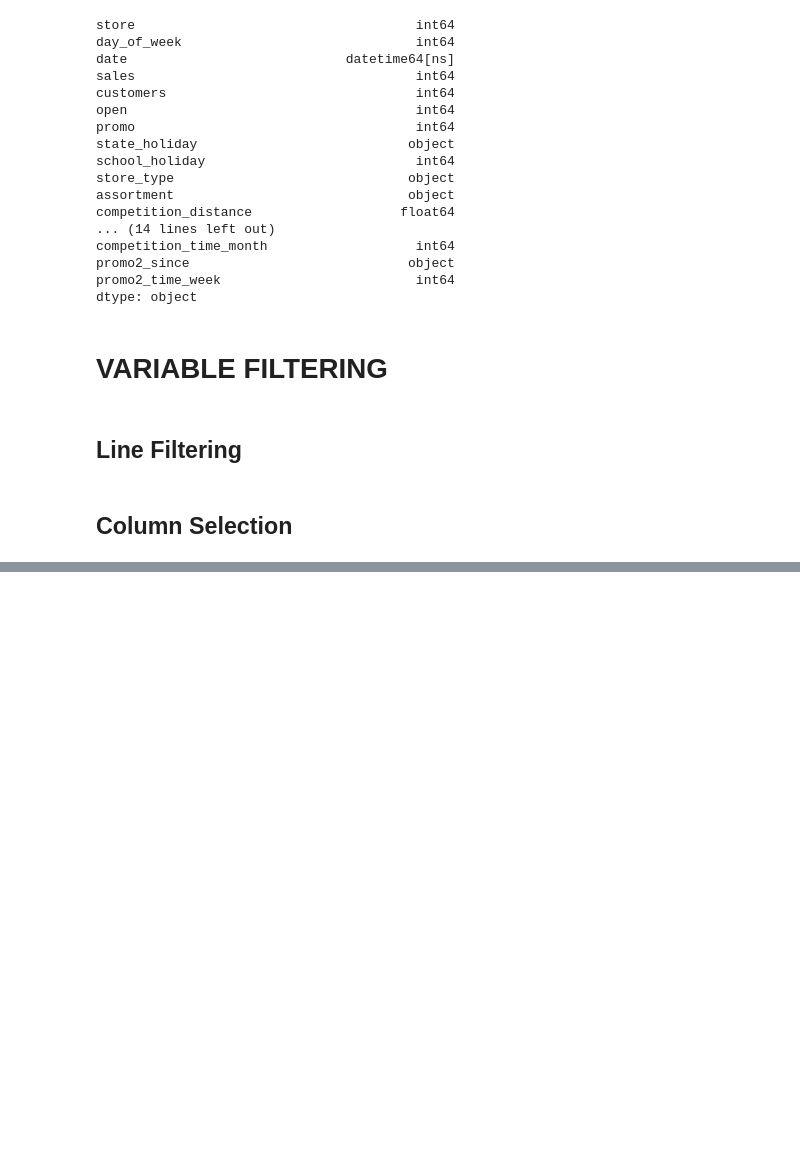
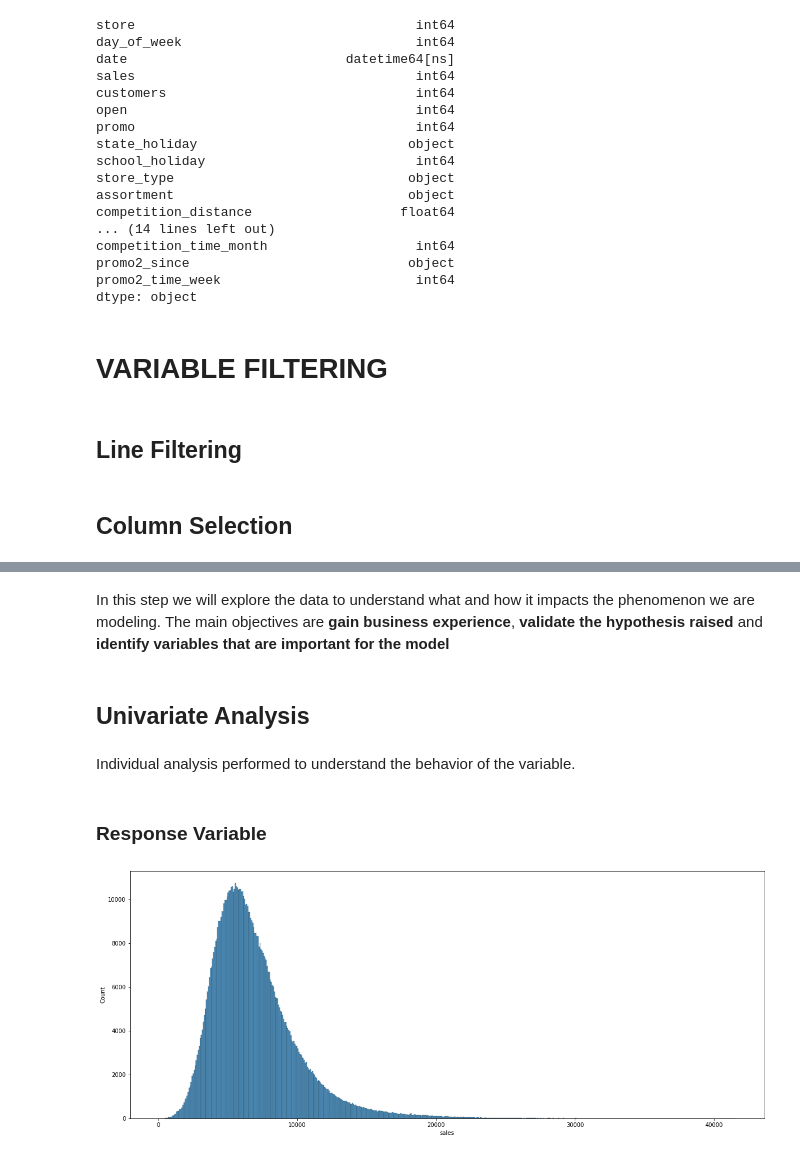
Before and after one commit to lbVictor/Sales_Prediction, a Jupyter notebook: notebooks/store_sales_prediction_cycle01.ipynb, the cells around one changed output, grey strips where cells are left out. Cells and saved outputs as stored; diff of their text form; code cells hidden in the pictures; blank space fills up the shorter version.

```diff
--- a/notebooks/store_sales_prediction_cycle01.ipynb
+++ b/notebooks/store_sales_prediction_cycle01.ipynb
@@ -438,0 +441,15 @@ df3 = df3.drop(cols_drop, axis=1)
+# %% [markdown]
+In this step we will explore the data to understand what and how it impacts the phenomenon we are modeling. The main objectives are **gain business experience**, **validate the hypothesis raised** and **identify variables that are important for the model**
+# %%
+# copy dataset
+df4 = df3.copy()
+# %% [markdown]
+## **Univariate Analysis**
+# %% [markdown]
+Individual analysis performed to understand the behavior of the variable.
+# %% [markdown]
+### **Response Variable**
+# %%
+sns.histplot(df4['sales'], kde=False);
+# %% [output]
+[figure, added]
```
Also changed, not shown: parts of 62 cells of this notebook.
